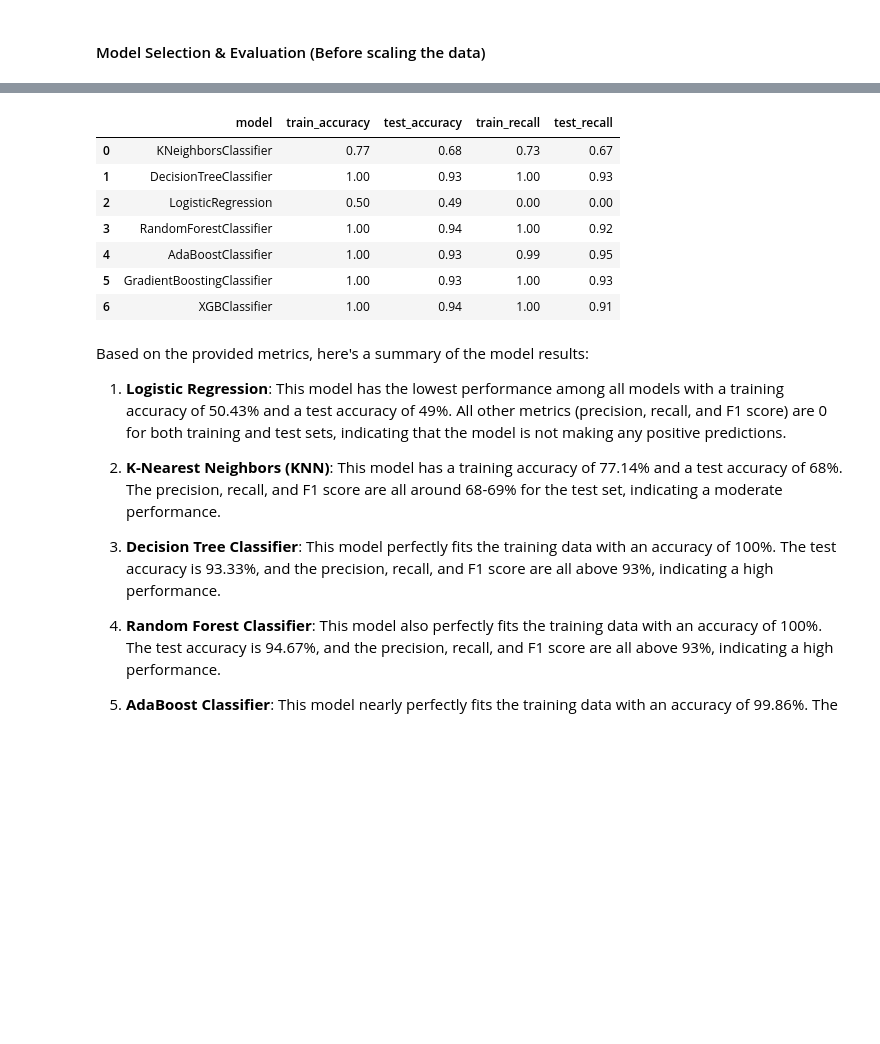
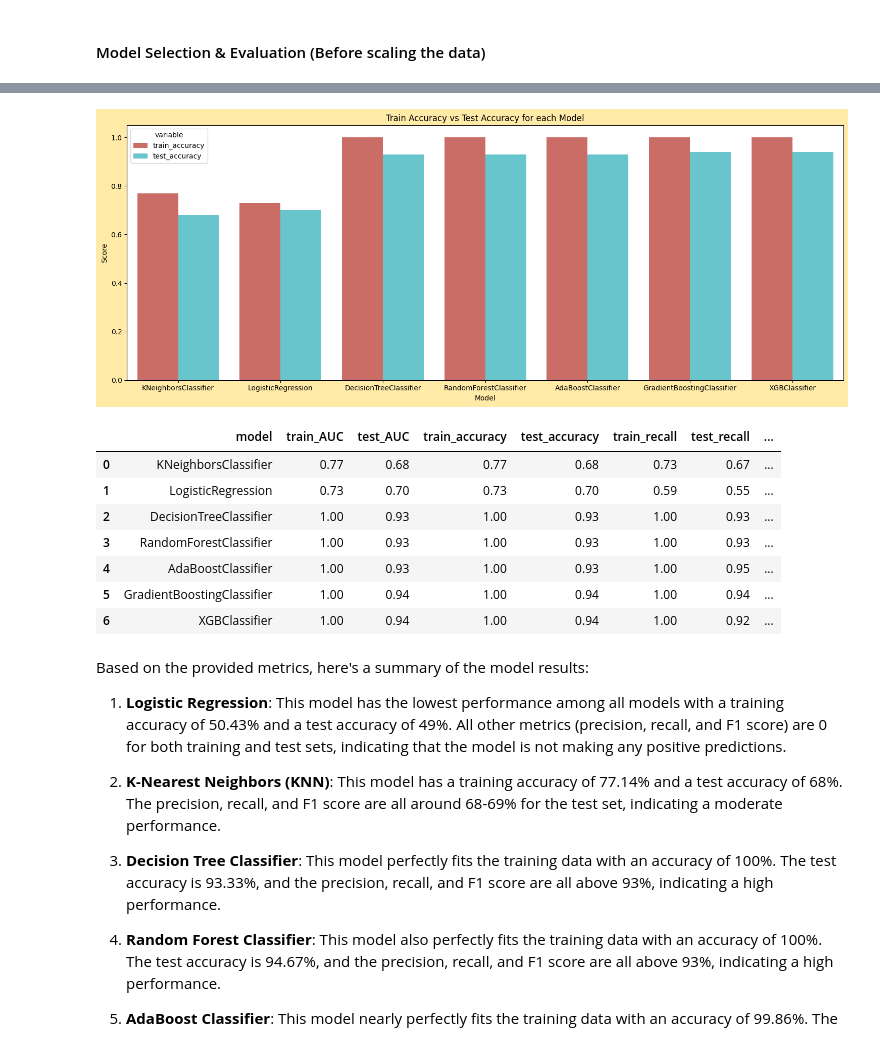
Before and after one commit to azaryasph/Predict-Customer-Clicked-Ads-Classification-By-Using-Machine-Learning, a Jupyter notebook: notebook/Predict Customer Clicked Ads Classification By Using Machine Learning.ipynb, the cells around one changed output, grey strips where cells are left out. Saved outputs shown, nothing was run; the diff lists cells and outputs as text; code cells hidden in the pictures; blank space fills up the shorter version.

```diff
--- a/notebook/Predict Customer Clicked Ads Classification By Using Machine Learning.ipynb
+++ b/notebook/Predict Customer Clicked Ads Classification By Using Machine Learning.ipynb
@@ -796,14 +846,41 @@ plt.show()
-# %%
-df_model
-# %% [output]
-|  | model | train_accuracy | test_accuracy | train_recall | test_recall |
-| 0 | KNeighborsClassifier | 0.77 | 0.68 | 0.73 | 0.67 |
-| 1 | DecisionTreeClassifier | 1.00 | 0.93 | 1.00 | 0.93 |
-| 2 | LogisticRegression | 0.50 | 0.49 | 0.00 | 0.00 |
-| 3 | RandomForestClassifier | 1.00 | 0.94 | 1.00 | 0.92 |
-| 4 | AdaBoostClassifier | 1.00 | 0.93 | 0.99 | 0.95 |
-| 5 | GradientBoostingClassifier | 1.00 | 0.93 | 1.00 | 0.93 |
-| 6 | XGBClassifier | 1.00 | 0.94 | 1.00 | 0.91 |
+# %%
+lr = LogisticRegression(random_state=1103)
+knn = KNeighborsClassifier()
+dt = DecisionTreeClassifier(random_state=1103)
+rf = RandomForestClassifier(random_state=1103)
+abc = AdaBoostClassifier(random_state=1103)
+gbc = GradientBoostingClassifier(random_state=1103)
+xgb = XGBClassifier(random_state=1103)
+# List of models
+models = [knn, lr, dt, rf, abc, gbc, xgb]
+
+# Evaluate each model
+results = [evaluate_model(model, X_train, y_train, X_test, y_test) for model in models]
+
+# Convert the results to a DataFrame
+df_model = pd.DataFrame(results)
+
+df_melted = df_model.melt(id_vars='model', value_vars=['train_accuracy', 'test_accuracy'])
+
+plt.figure(figsize=(15, 6), facecolor='#FFEAA7')
+sns.barplot(x='model', y='value', hue='variable', data=df_melted, palette='hls')
+plt.xlabel('Model')
+plt.ylabel('Score')
+plt.title('Train Accuracy vs Test Accuracy for each Model')
+plt.tight_layout()
+plt.show()
+
+display(df_model)
+# %% [output]
+[figure, added]
+|  | model | train_AUC | test_AUC | train_accuracy | test_accuracy | train_recall | test_recall | ... |
+| 0 | KNeighborsClassifier | 0.77 | 0.68 | 0.77 | 0.68 | 0.73 | 0.67 | ... |
+| 1 | LogisticRegression | 0.73 | 0.70 | 0.73 | 0.70 | 0.59 | 0.55 | ... |
+| 2 | DecisionTreeClassifier | 1.00 | 0.93 | 1.00 | 0.93 | 1.00 | 0.93 | ... |
+| 3 | RandomForestClassifier | 1.00 | 0.93 | 1.00 | 0.93 | 1.00 | 0.93 | ... |
+| 4 | AdaBoostClassifier | 1.00 | 0.93 | 1.00 | 0.93 | 1.00 | 0.95 | ... |
+| 5 | GradientBoostingClassifier | 1.00 | 0.94 | 1.00 | 0.94 | 1.00 | 0.94 | ... |
+| 6 | XGBClassifier | 1.00 | 0.94 | 1.00 | 0.94 | 1.00 | 0.92 | ... |
 # %% [markdown]
 Based on the provided metrics, here's a summary of the model results:
 
```
Also changed, not shown: parts of 15 cells of this notebook.
